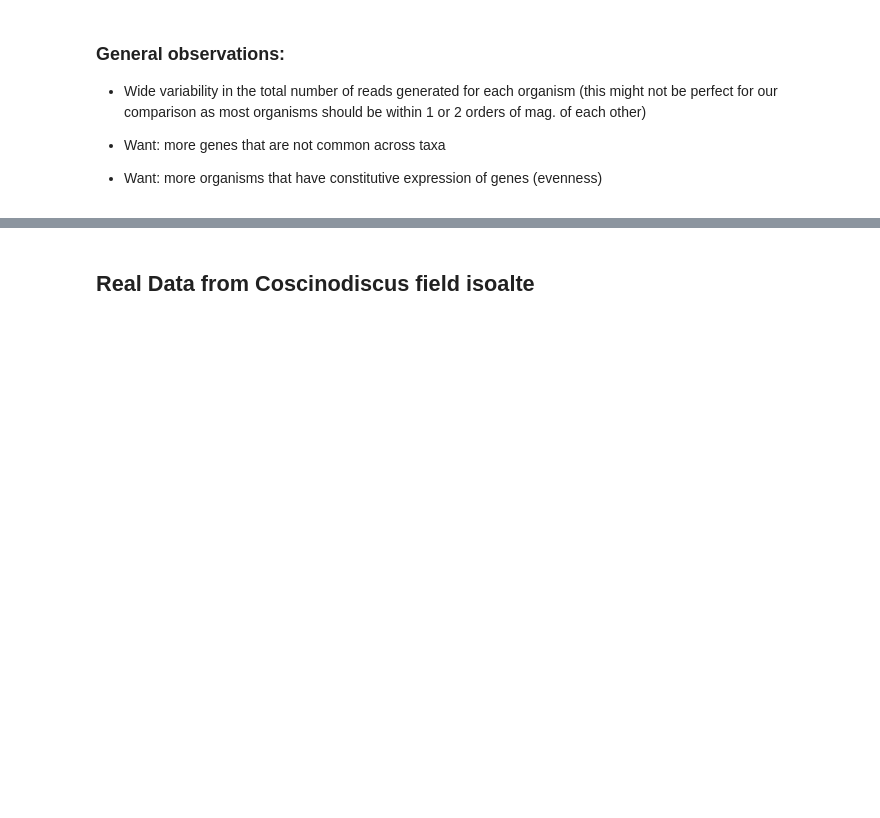
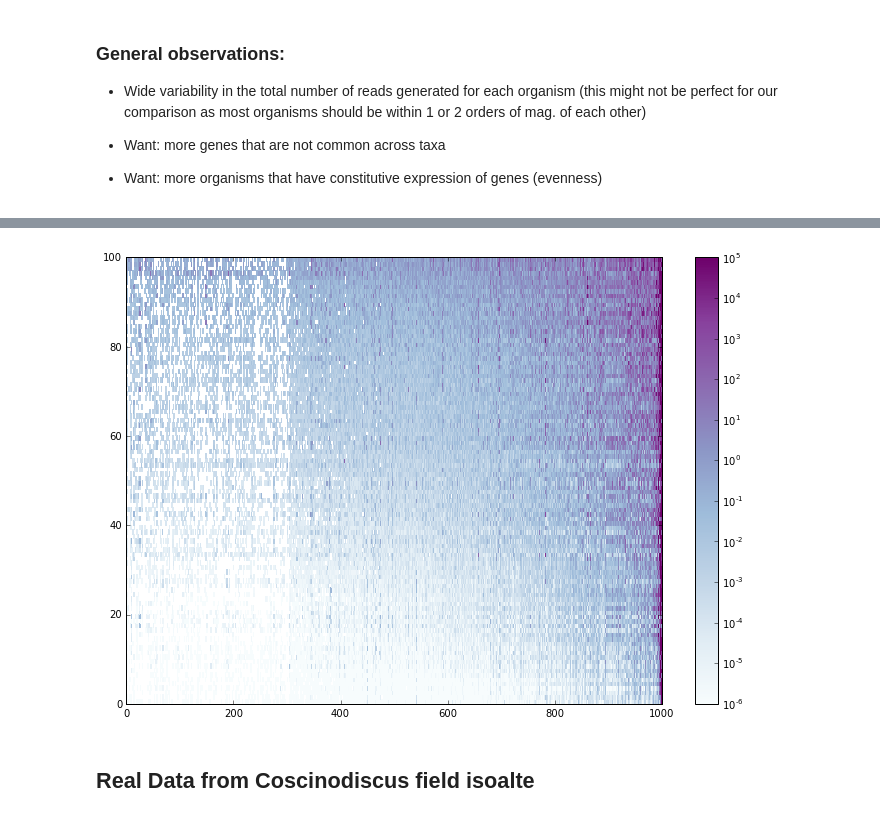
Before and after one commit to Thru-Echoes/structure-gene-discovery, a Jupyter notebook: create-sim-data/generate_test_simulated_data.ipynb, the cells around one changed output, grey strips where cells are left out. Drawn from its saved outputs; the diff is of its cells as text; code cells hidden in the pictures; blank space fills up the shorter version.

```diff
--- a/create-sim-data/generate_test_simulated_data.ipynb
+++ b/create-sim-data/generate_test_simulated_data.ipynb
@@ -77,3 +109,10 @@ visualize_heatmap(df_TPM, ax, cmap, fig,vmin=1e-6, vmax=1e5, mean=False)
+# %%
+df_TPM = calc_TPM(df)
+fig, ax = plt.subplots(1)
+fig.set_size_inches(12,8)
+visualize_heatmap(df_TPM, ax, cmap, output_name+"_TPM",fig,vmin=1e-6, vmax=1e5, mean=False)
+# %% [output]
+[figure, added]
 # %% [markdown]
 ## Real Data from Coscinodiscus field isoalte
 # %%
```
Also changed, not shown: parts of 7 cells of this notebook, 32 other files.
